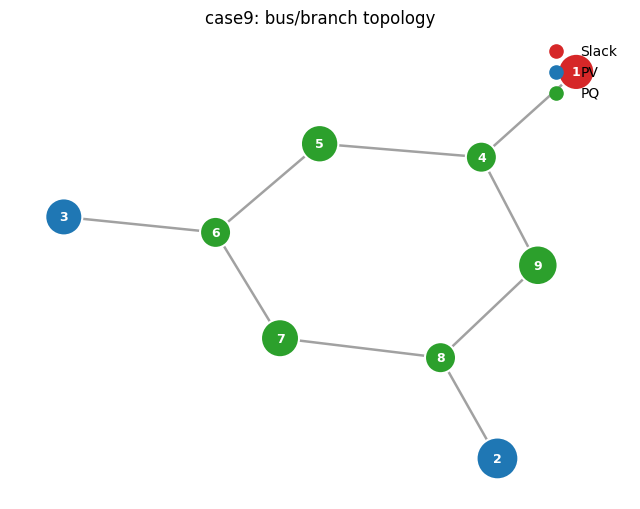
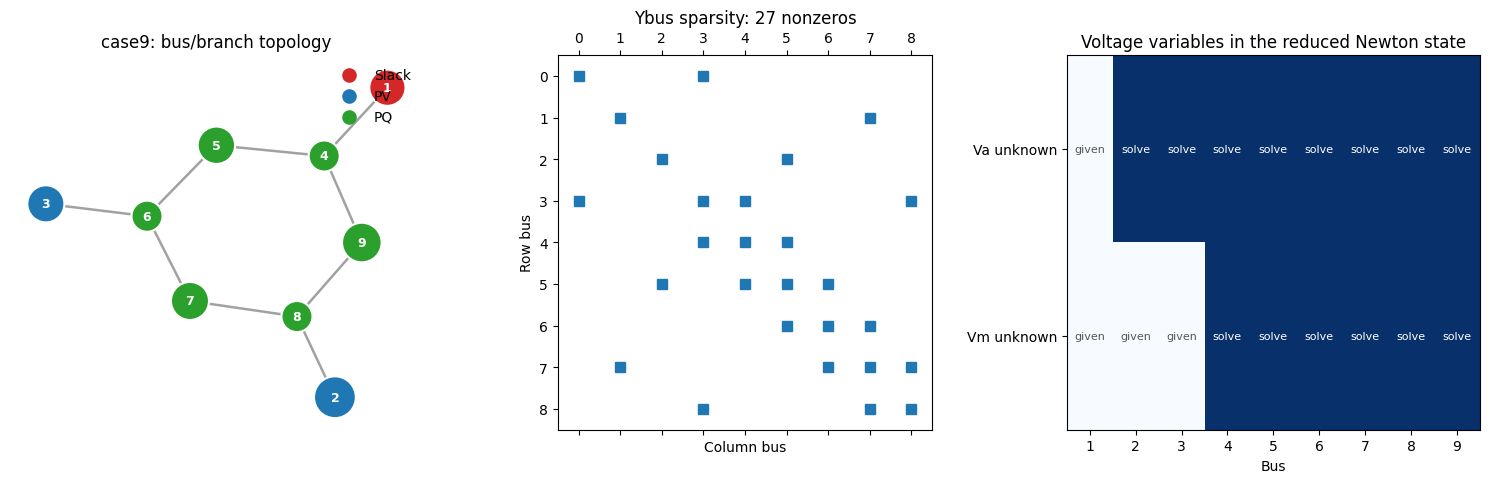
The change to this notebook cell's code, shown as a diff; its figure went from the first image to the second:
--- before
+++ after
@@ -1,3 +1,3 @@
-fig, ax = plt.subplots(figsize=(6.5, 5.2))
-tu.plot_case_graph(case, ax)
+fig, axes = plt.subplots(1, 3, figsize=(15, 4.8))
+tu.plot_network_to_ybus_story(case, axes)
 plt.tight_layout()

Commit: Revise cuPF benchmark tutorials